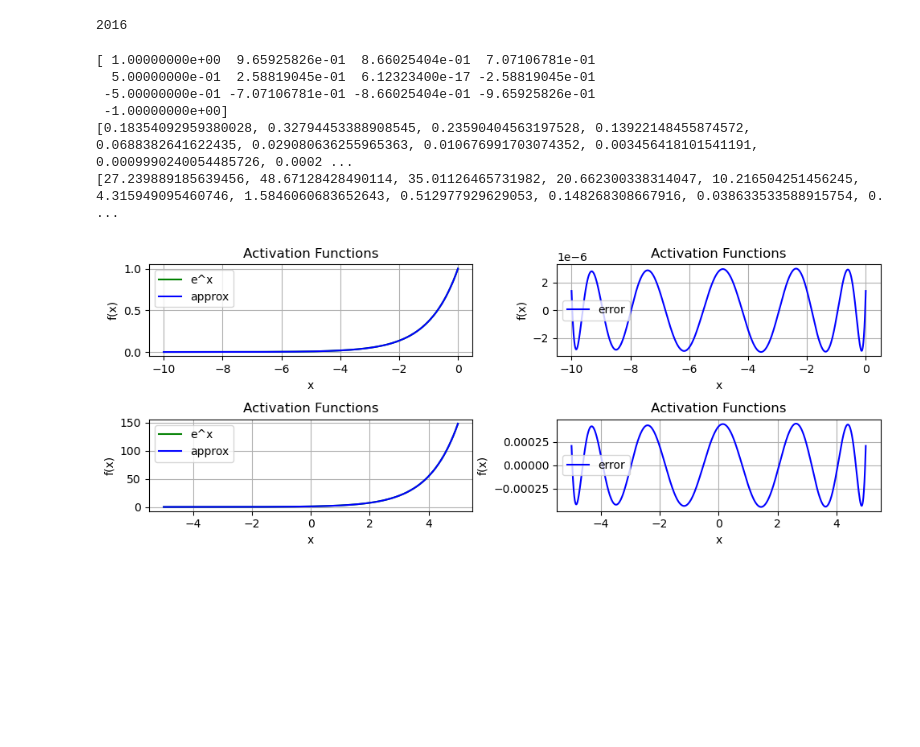
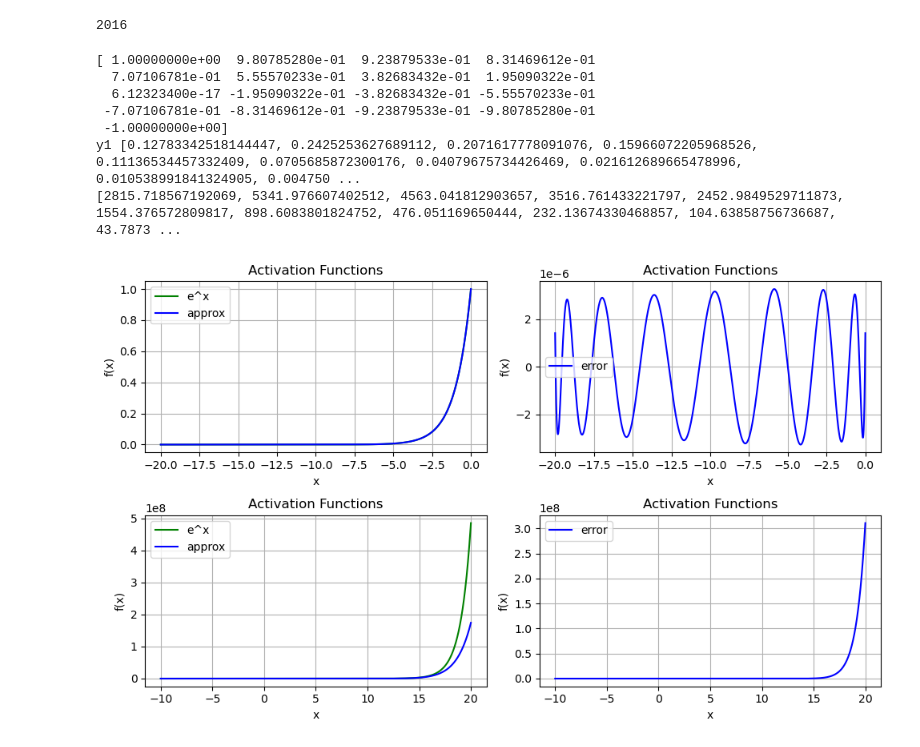
Before and after one commit to haozetao/ckks_llm, a Jupyter notebook: python/nonlinear.ipynb, the cells around one changed output. Cells and saved outputs as stored; diff of their text form; code cells hidden in the pictures; blank space fills up the shorter version.

Commit message:
new bootstrapping, approx e^x, cdf(x), sigmoid(x)

```diff
--- a/python/nonlinear.ipynb
+++ b/python/nonlinear.ipynb
@@ -38,4 +48,23 @@ print(sign(-0.25, 6))
 
 K = [1.51, 1.28, 1.06, 1.01]
 print(sign_fast(-0.5, K))
+
+
+fig, (ax1) = plt.subplots(1, 1, figsize=(10, 4))
+
+# Generate x values
+x = np.linspace(-1, 1, 10000)
+# Plot activation functions
+ax1.plot(x, f(f(f(f(f(x))))), label='f^6(x) 6 iter', color='green')
+ax1.plot(x, sign_fast(x, K), label='aSOR 4 iter', color='blue')
+
+ax1.set_title('Activation Functions')
+ax1.set_xlabel('x')
+ax1.set_ylabel('f(x)')
+ax1.grid(True)
+ax1.legend()
+
+# Adjust layout and display
+plt.tight_layout()
+plt.show()
 # %% [output]
@@ -207,17 +237,18 @@ pi = math.pi
 cos = math.cos
 sin = math.sin
 
+length = 20
 
 def target_function(x):
     return pow(math.e, x)
 
 def targ_1(x):
-    return pow(math.e, (10)/2*(x-1))
+    return pow(math.e, (length)/2*(x-1))
 
 def targ_2(x):
-    return pow(math.e, (10)/2*(x))
+    return pow(math.e, (length)/2*(x))
 
-cheby_deg = 12
+cheby_deg = 16
 
 # x = np.array([-1 + 2*i/32 for i in range(33)])
 x = np.array([cos(pi / 2 * (2*i/cheby_deg)) for i in range(cheby_deg+1)])
@@ -227,7 +258,7 @@ y1 = np.array([targ_1(xx) for xx in x])
 chebyPoly = Chebyshev.fit(x, y1, deg = cheby_deg-1)
 y1 = chebyPoly.coef
 y1 = list(y1)
-print(y1)
+print("y1", y1)
 
 y2 = np.array([targ_2(xx) for xx in x])
 chebyPoly = Chebyshev.fit(x, y2, deg = cheby_deg-1)
@@ -253,14 +284,14 @@ for i in range(0, cheby_deg):
 	pn2 = pn2 + y2[i] * T[i]
 
 # Generate x values
-x = np.linspace(-10, 0, 10000)
+x = np.linspace(-length, 0, 10000)
 
 # Create the figure with two subplots
-fig, ((ax1, ax2), (ax3, ax4)) = plt.subplots(2, 2, figsize=(10, 4))
+fig, ((ax1, ax2), (ax3, ax4)) = plt.subplots(2, 2, figsize=(10, 6))
 
 # Plot activation functions
 ax1.plot(x, target_function(x), label='e^x', color='green')
-ax1.plot(x, pn1(x/5+1), label='approx', color='blue')
+ax1.plot(x, pn1(x*2/length+1), label='approx', color='blue')
 ax1.set_title('Activation Functions')
 ax1.set_xlabel('x')
 ax1.set_ylabel('f(x)')
@@ -268,43 +299,44 @@ ax1.grid(True)
 ax1.legend()
 
 # Plot activation functions
-ax2.plot(x, target_function(x) - pn1(x/5+1), label='error', color='blue')
+ax2.plot(x, target_function(x) - pn1(x*2/length+1), label='error', color='blue')
 ax2.set_title('Activation Functions')
 ax2.set_xlabel('x')
 ax2.set_ylabel('f(x)')
 ax2.grid(True)
 ax2.legend()
 
 
-x = np.linspace(-5, 5, 10000)
+x = np.linspace(-length/2, length, 10000)
 # Plot activation functions
 ax3.plot(x, target_function(x), label='e^x', color='green')
-ax3.plot(x, pn2(x/5), label='approx', color='blue')
+ax3.plot(x, pn2(x*2/length), label='approx', color='blue')
 ax3.set_title('Activation Functions')
 ax3.set_xlabel('x')
 ax3.set_ylabel('f(x)')
 ax3.grid(True)
 ax3.legend()
 
 # Plot activation functions
-ax4.plot(x, target_function(x) - pn2(x/5), label='error', color='blue')
+ax4.plot(x, target_function(x) - pn2(x*2/length), label='error', color='blue')
 ax4.set_title('Activation Functions')
 ax4.set_xlabel('x')
 ax4.set_ylabel('f(x)')
 ax4.grid(True)
 ax4.legend()
 
 # Adjust layout and display
 plt.tight_layout()
 plt.show()
 # %% [output]
-[ 1.00000000e+00  9.65925826e-01  8.66025404e-01  7.07106781e-01
-  5.00000000e-01  2.58819045e-01  6.12323400e-17 -2.58819045e-01
- -5.00000000e-01 -7.07106781e-01 -8.66025404e-01 -9.65925826e-01
+[ 1.00000000e+00  9.80785280e-01  9.23879533e-01  8.31469612e-01
+  7.07106781e-01  5.55570233e-01  3.82683432e-01  1.95090322e-01
+  6.12323400e-17 -1.95090322e-01 -3.82683432e-01 -5.55570233e-01
+ -7.07106781e-01 -8.31469612e-01 -9.23879533e-01 -9.80785280e-01
  -1.00000000e+00]
-[0.18354092959380028, 0.32794453388908545, 0.23590404563197528, 0.13922148455874572, 0.0688382641622435, 0.029080636255965363, 0.010676991703074352, 0.003456418101541191, 0.0009990240054485726, 0.0002 ...
-[27.239889185639456, 48.67128428490114, 35.01126465731982, 20.662300338314047, 10.216504251456245, 4.315949095460746, 1.5846060683652643, 0.512977929629053, 0.148268308667916, 0.038633533588915754, 0. ...
+y1 [0.12783342518144447, 0.2425253627689112, 0.2071617778091076, 0.15966072205968526, 0.11136534457332409, 0.0705685872300176, 0.04079675734426469, 0.021612689665478996, 0.010538991841324905, 0.004750 ...
+[2815.718567192069, 5341.976607402512, 4563.041812903657, 3516.761433221797, 2452.9849529711873, 1554.376572809817, 898.6083801824752, 476.051169650444, 232.13674330468857, 104.63858756736687, 43.7873 ...
-[figure, old version]
+[figure, new version]
 # %%
 # standard
 def softmax1(x):
```
Also changed, not shown: parts of 6 cells of this notebook, 14 other files.
